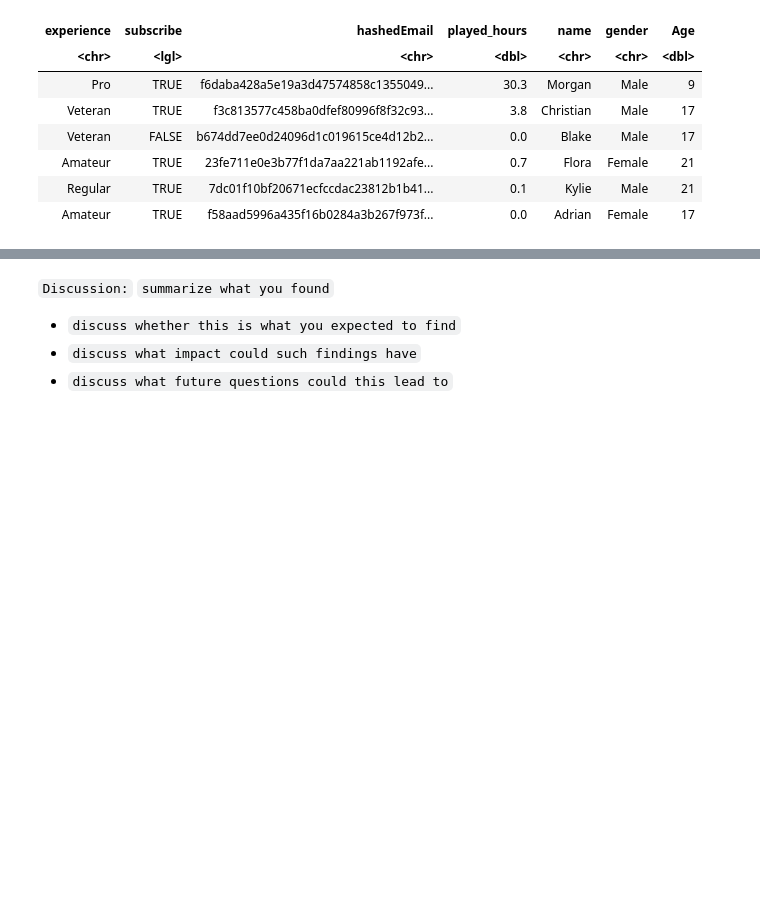
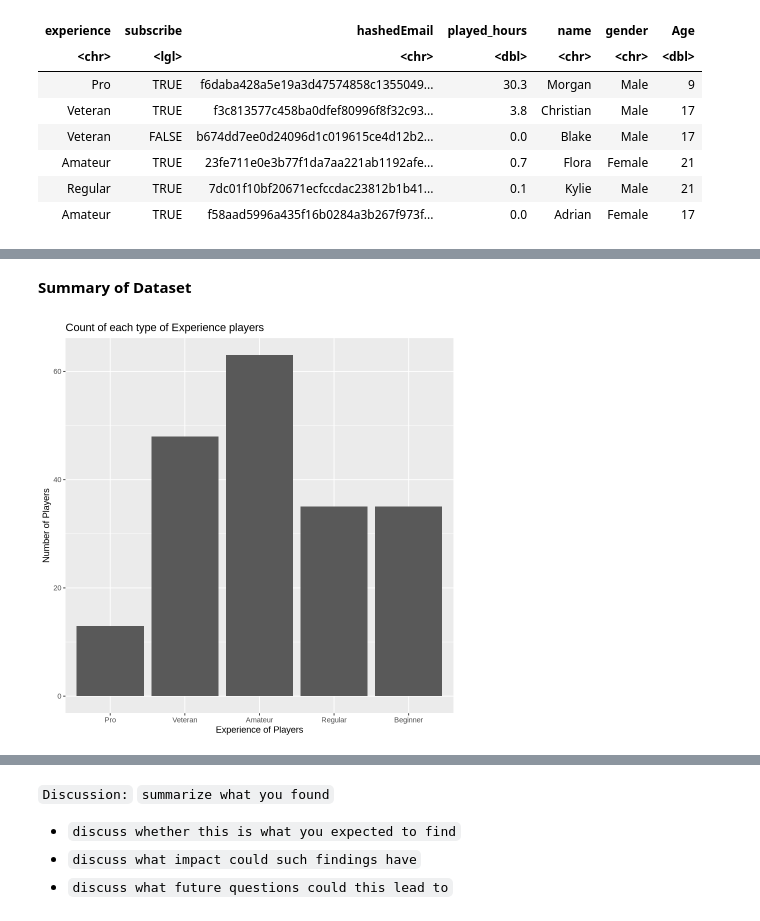
Before and after one commit to audryleine-isidro/dsci-final-project, a Jupyter notebook: Project Final Report- project 009- 35.ipynb, the cells around one changed output, grey strips where cells are left out. Saved outputs shown, nothing was run; the diff lists cells and outputs as text; code cells hidden in the pictures; blank space fills up the shorter version.

Commit message:
Summary and Vizs of Data

```diff
--- a/Project Final Report- project 009- 35.ipynb
+++ b/Project Final Report- project 009- 35.ipynb
@@ -107,4 +123,6 @@ A tibble: 194 × 3
 | Veteran | 0.3 | 22 |
 | Amateur | 0.0 | 57 |
 | Amateur | 2.3 | 17 |
+# %% [markdown]
+**Summary of Dataset**
 # %%
@@ -112,2 +137,9 @@ A tibble: 194 × 3
 # %%
 # visualization
+players_viz <- players |>
+                ggplot(aes(x = experience)) +
+                geom_bar() +
+                labs(x = "Experience of Players", y = "Number of Players", title = "Count of each type of Experience players")
+players_viz
+# %% [output]
+[figure, added]
```
Also changed, not shown: parts of 7 cells of this notebook.
